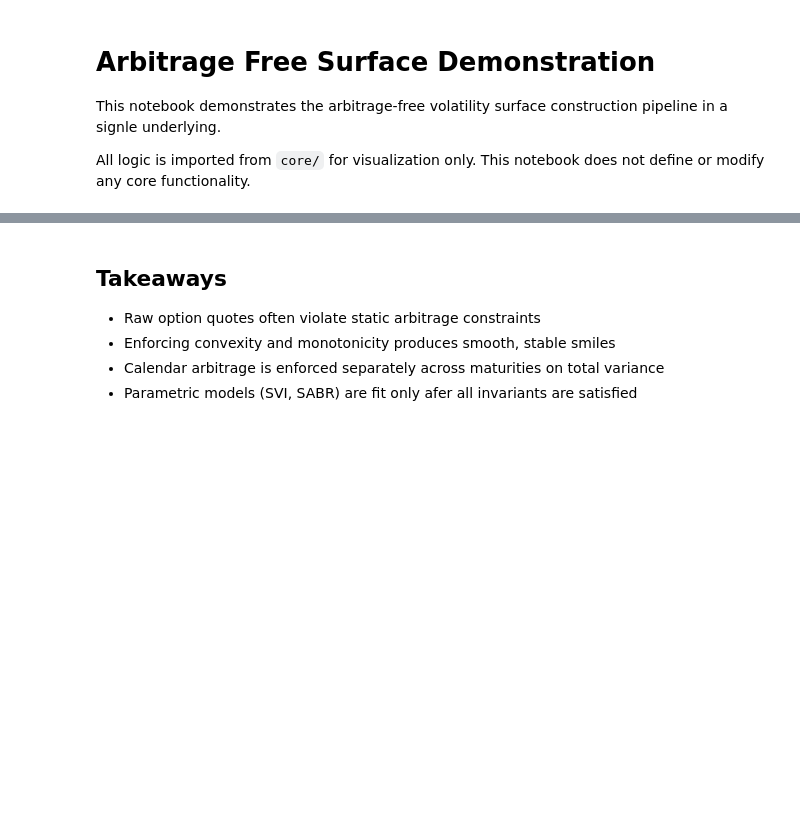
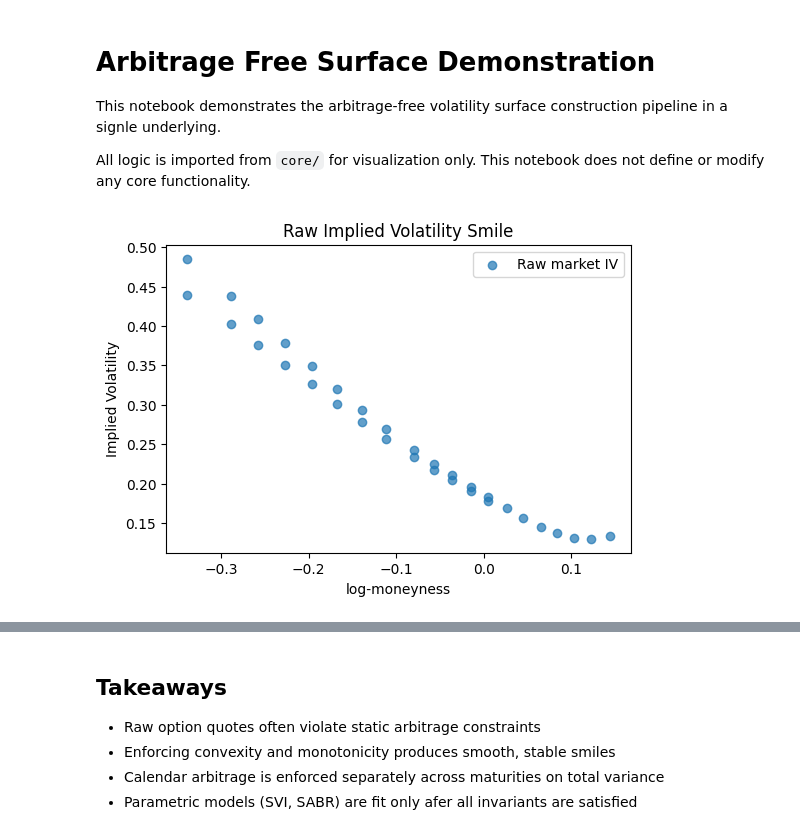
Before and after one commit to palashdeep/option_vol_fitting, a Jupyter notebook: research/demo_surface_construction.ipynb, the cells around one changed output, grey strips where cells are left out. Saved outputs shown, nothing was run; the diff lists cells and outputs as text; code cells hidden in the pictures; blank space fills up the shorter version.

```diff
--- a/research/demo_surface_construction.ipynb
+++ b/research/demo_surface_construction.ipynb
@@ -25,15 +25,18 @@ close_series = pd.read_csv("../data/processed/realized_vol_SPY.csv", index_col=0
 # %%
-df_exp = df[df["expiration"] == df["expiration"].iloc[0]]
+df_exp = df[df["expiration"] == df["expiration"].iloc[-1]]
+# df_exp = df_exp[df_exp['call_put'] == 'Call']
 
 plt.figure(figsize=(6, 4))
 plt.scatter(
-    np.log(df_exp["strike"] / df_exp["spot"]),
+    np.log(df_exp["strike"] / df_exp["Spot"]),
     df_exp["impliedVol"],
     label="Raw market IV",
     alpha=0.7
 )
 plt.xlabel("log-moneyness")
 plt.ylabel("Implied Volatility")
 plt.title("Raw Implied Volatility Smile")
 plt.legend()
 plt.show()
+# %% [output]
+[figure, added]
```
Also changed, not shown: parts of 5 cells of this notebook, 9 other files.
